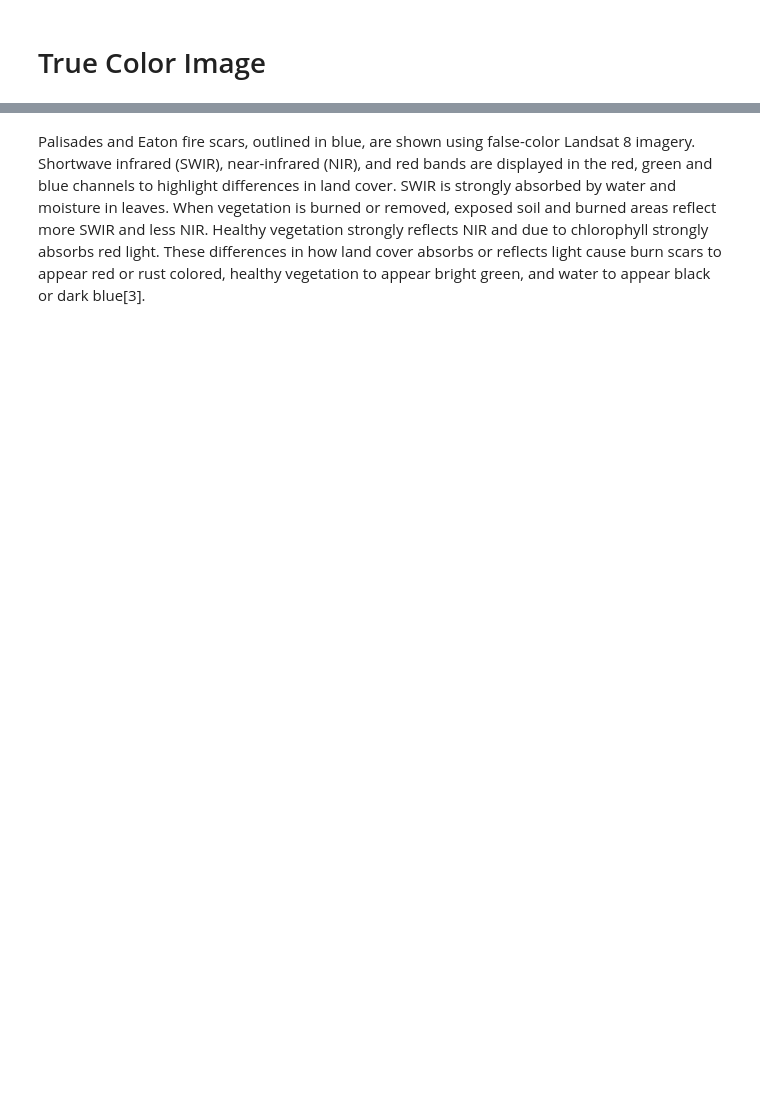
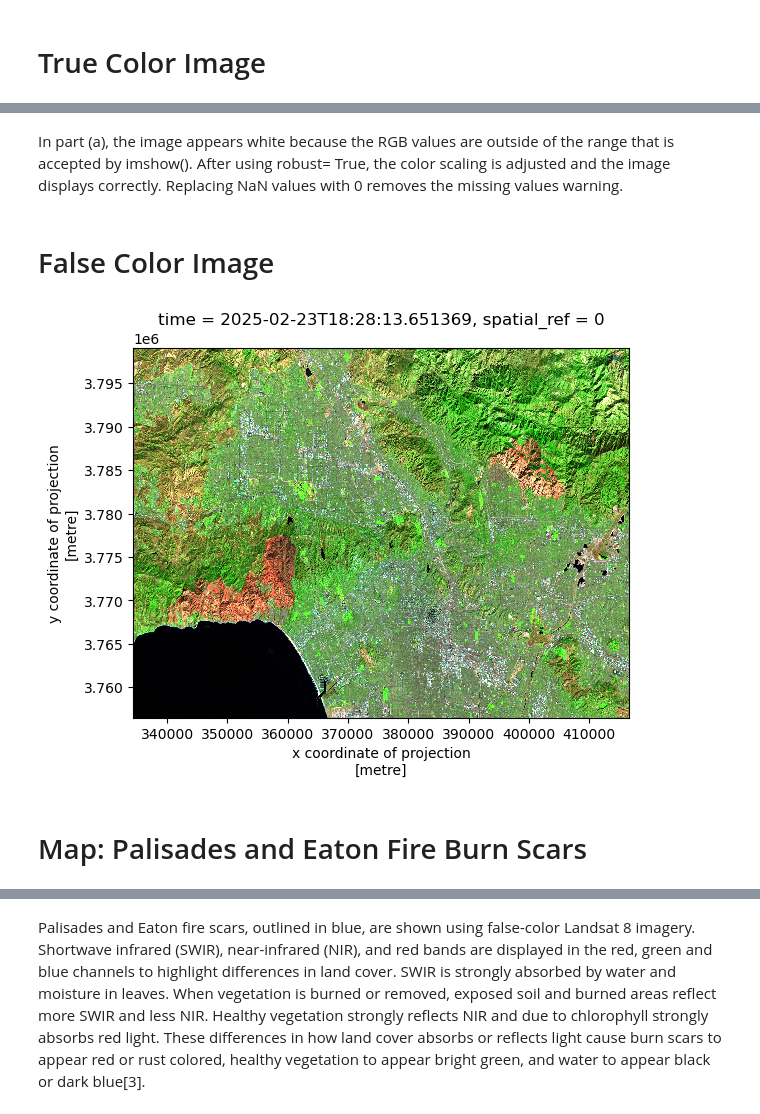
Before and after one commit to veronica-moran/eds220-hwk4, a Jupyter notebook: hwk4-task2-false-color-Moran.ipynb, the cells around one changed output, grey strips where cells are left out. Saved outputs shown, nothing was run; the diff lists cells and outputs as text; code cells hidden in the pictures; blank space fills up the shorter version.

```diff
--- a/hwk4-task2-false-color-Moran.ipynb
+++ b/hwk4-task2-false-color-Moran.ipynb
@@ -135,7 +249,16 @@ bands[['red', 'green', 'blue']].to_dataarray().plot.imshow(robust = True)
+# %% [markdown]
+In part (a), the image appears white because the RGB values are outside of the range that is accepted by imshow(). After using robust= True, the color scaling is adjusted and the image displays correctly. Replacing NaN values with 0 removes the missing values warning.
+# %% [markdown]
+# False Color Image
 # %%
 # Plotting false color image, shortwave infrared, near-infrared, red
 falsecolor = bands[['swir22', 'nir08', 'red']].to_dataarray().plot.imshow(robust = True)
-falsecolor
+
+plt.show()
+# %% [output]
+[figure, added]
+# %% [markdown]
+# Map: Palisades and Eaton Fire Burn Scars
 # %%
 # Reprojecting perimeter data to match bands data CRS
 palisades_eaton = palisades_eaton.to_crs(bands.rio.crs)
```
Also changed, not shown: parts of 25 cells of this notebook, 1 other file.
